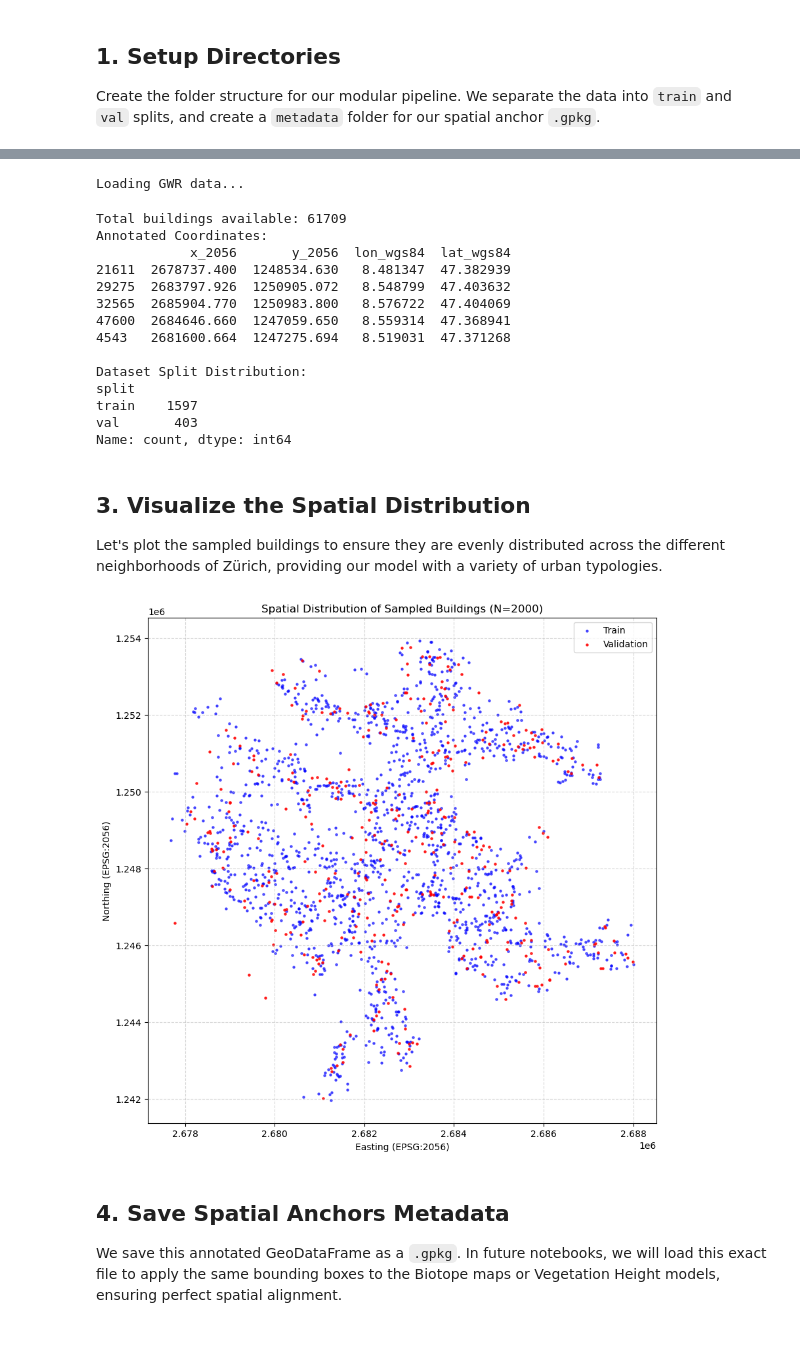
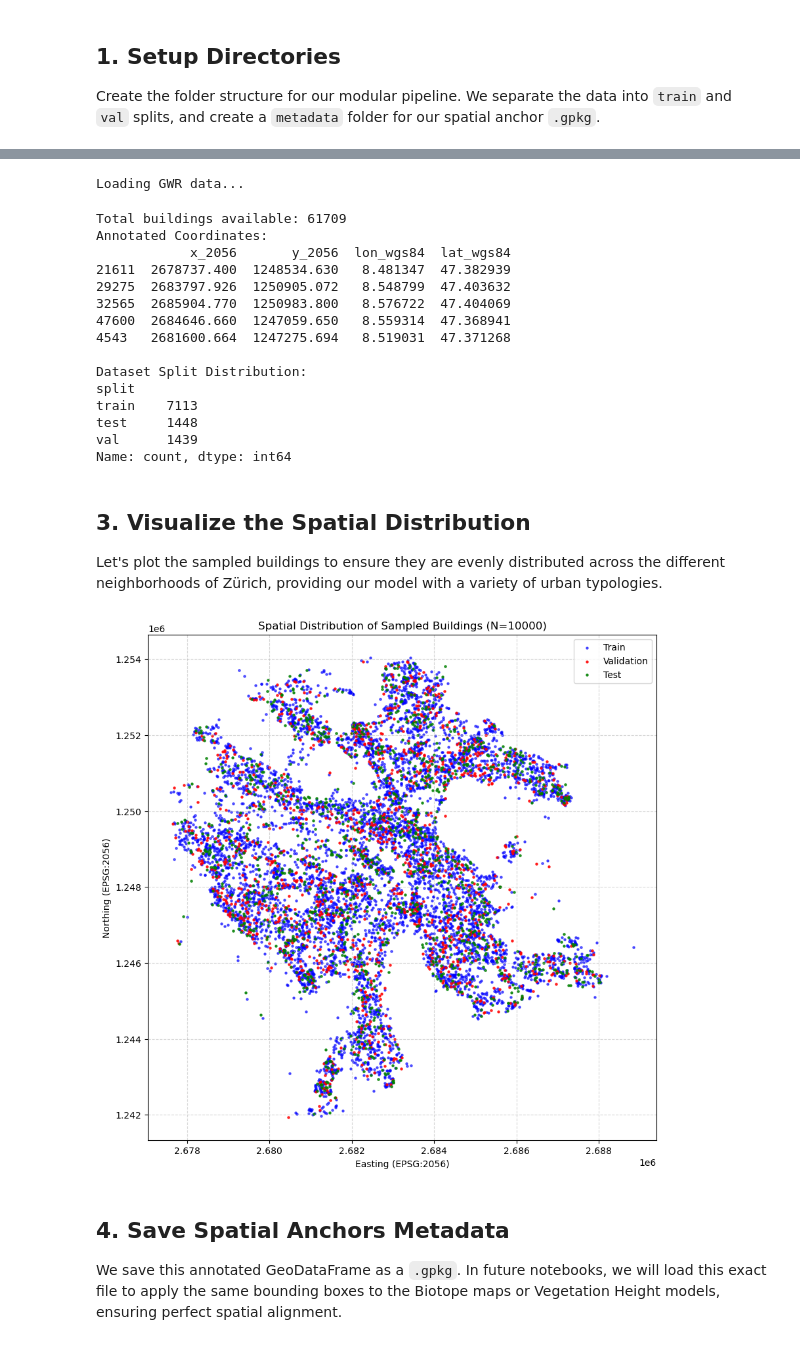
Before and after one commit to fcampell/urban-habitats-cv, a Jupyter notebook: new_pipeline/data_generation/01_prepare_images.ipynb, the cells around one changed output, grey strips where cells are left out. Drawn from its saved outputs; the diff is of its cells as text; code cells hidden in the pictures.

```diff
--- a/new_pipeline/data_generation/01_prepare_images.ipynb
+++ b/new_pipeline/data_generation/01_prepare_images.ipynb
@@ -49,7 +56,7 @@ We load the Zürich GWZ data, take a random sample (e.g., 2,000 buildings), and
 # %%
 # --- Configuration ---
 GWR_PATH = "../data/raw/gwr/data/gwr_data.gpkg"
-SAMPLE_SIZE = 2000 # Change this depending on how many images you want to train on initially
+SAMPLE_SIZE = 10000
 RANDOM_SEED = 42
 
 print("Loading GWR data...")
@@ -71,9 +78,14 @@ gdf_sample = gdf_buildings.sample(n=SAMPLE_SIZE, random_state=RANDOM_SEED).copy(
 gdf_sample['unique_id'] = gdf_sample[egid_col].astype(int).astype(str) + "_" + \
                           [uuid.uuid4().hex[:6] for _ in range(len(gdf_sample))]
 
-# 2. Train/Val Split (80/20)
+# 2. Train/Val/Test Split (70/15/15)
 np.random.seed(RANDOM_SEED)
-gdf_sample['split'] = np.random.choice(['train', 'val'], size=len(gdf_sample), p=[0.8, 0.2])
+# We simply add 'test' to the choice list and adjust the p (probabilities) array
+gdf_sample['split'] = np.random.choice(
+    ['train', 'val', 'test'],
+    size=len(gdf_sample),
+    p=[0.7, 0.15, 0.15]
+)
 
 # 3. Get coordinates in EPSG:2056 (Metric)
 gdf_sample['x_2056'] = gdf_sample['geometry'].x
@@ -90,7 +102,6 @@ print(gdf_sample.head()[['x_2056', 'y_2056', 'lon_wgs84', 'lat_wgs84']])
 # Display summary of the split
 print("\nDataset Split Distribution:")
 print(gdf_sample['split'].value_counts())
-# gdf_sample[['unique_id', 'split', 'x_2056', 'y_2056', 'lon_wgs84', 'lat_wgs84']].head()
 # %% [output]
 Loading GWR data...
 Total buildings available: 61709
@@ -104,8 +115,9 @@ Annotated Coordinates:
 
 Dataset Split Distribution:
 split
-train    1597
-val       403
+train    7113
+test     1448
+val      1439
 Name: count, dtype: int64
 # %% [markdown]
 ## 3. Visualize the Spatial Distribution
@@ -113,25 +125,30 @@ Let's plot the sampled buildings to ensure they are evenly distributed across th
 # %%
 fig, ax = plt.subplots(figsize=(10, 10))
 
 # Plot Train samples
 train_pts = gdf_sample[gdf_sample['split'] == 'train']
 ax.scatter(train_pts['x_2056'], train_pts['y_2056'],
            c='blue', s=5, alpha=0.6, label='Train')
 
 # Plot Val samples
 val_pts = gdf_sample[gdf_sample['split'] == 'val']
 ax.scatter(val_pts['x_2056'], val_pts['y_2056'],
            c='red', s=5, alpha=0.8, label='Validation')
 
+# Plot Test samples
+test_pts = gdf_sample[gdf_sample['split'] == 'test']
+ax.scatter(test_pts['x_2056'], test_pts['y_2056'],
+           c='green', s=5, alpha=0.8, label='Test')
+
 ax.set_title(f"Spatial Distribution of Sampled Buildings (N={SAMPLE_SIZE})")
 ax.set_xlabel("Easting (EPSG:2056)")
 ax.set_ylabel("Northing (EPSG:2056)")
 ax.legend()
 ax.grid(True, linestyle='--', alpha=0.5)
 
 plt.show()
 # %% [output]
-[figure, old version]
+[figure, new version]
 # %% [markdown]
 ## 4. Save Spatial Anchors Metadata
 We save this annotated GeoDataFrame as a `.gpkg`. In future notebooks, we will load this exact file to apply the same bounding boxes to the Biotope maps or Vegetation Height models, ensuring perfect spatial alignment.
```
Also changed, not shown: parts of 5 cells of this notebook, 6 other files.
